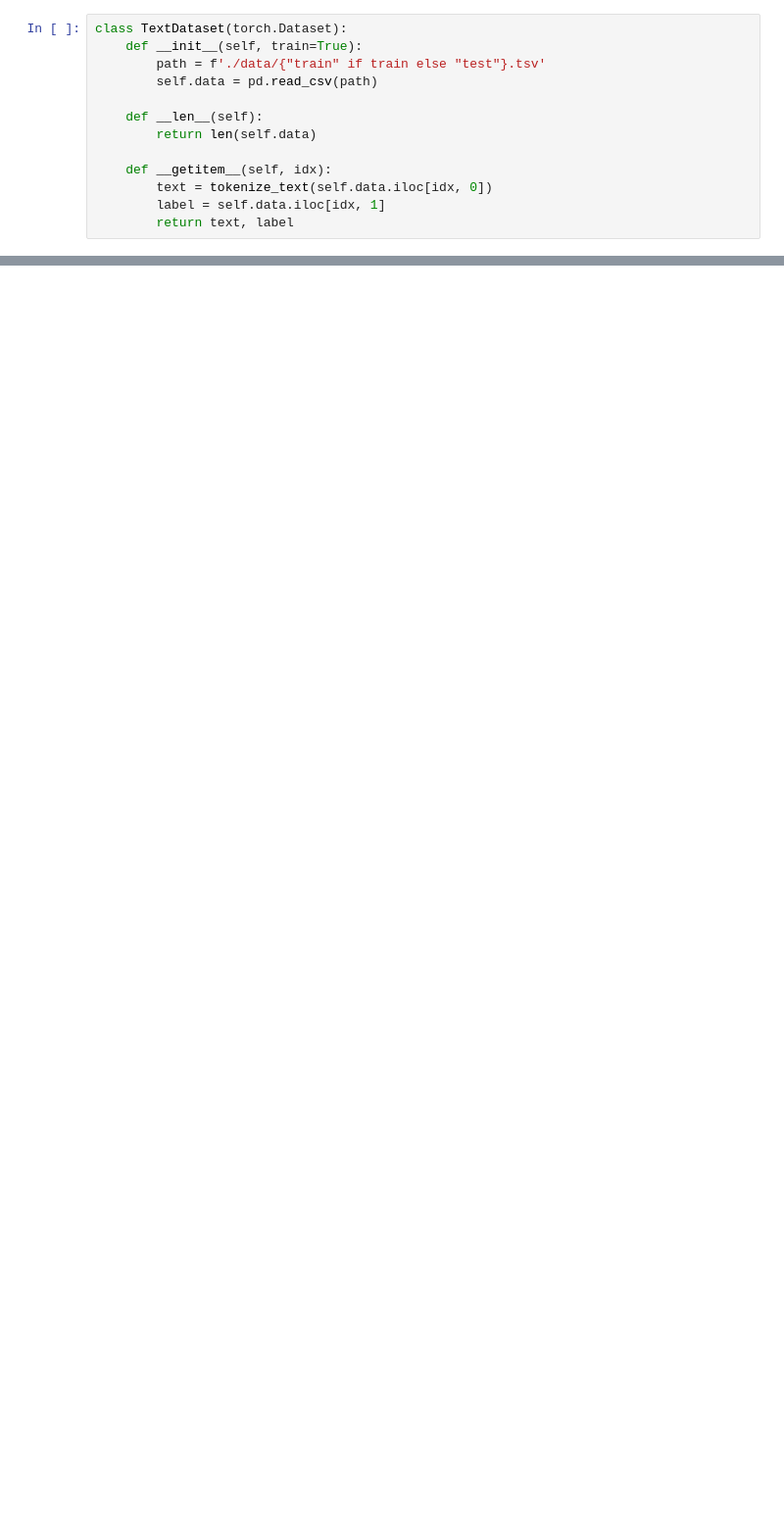
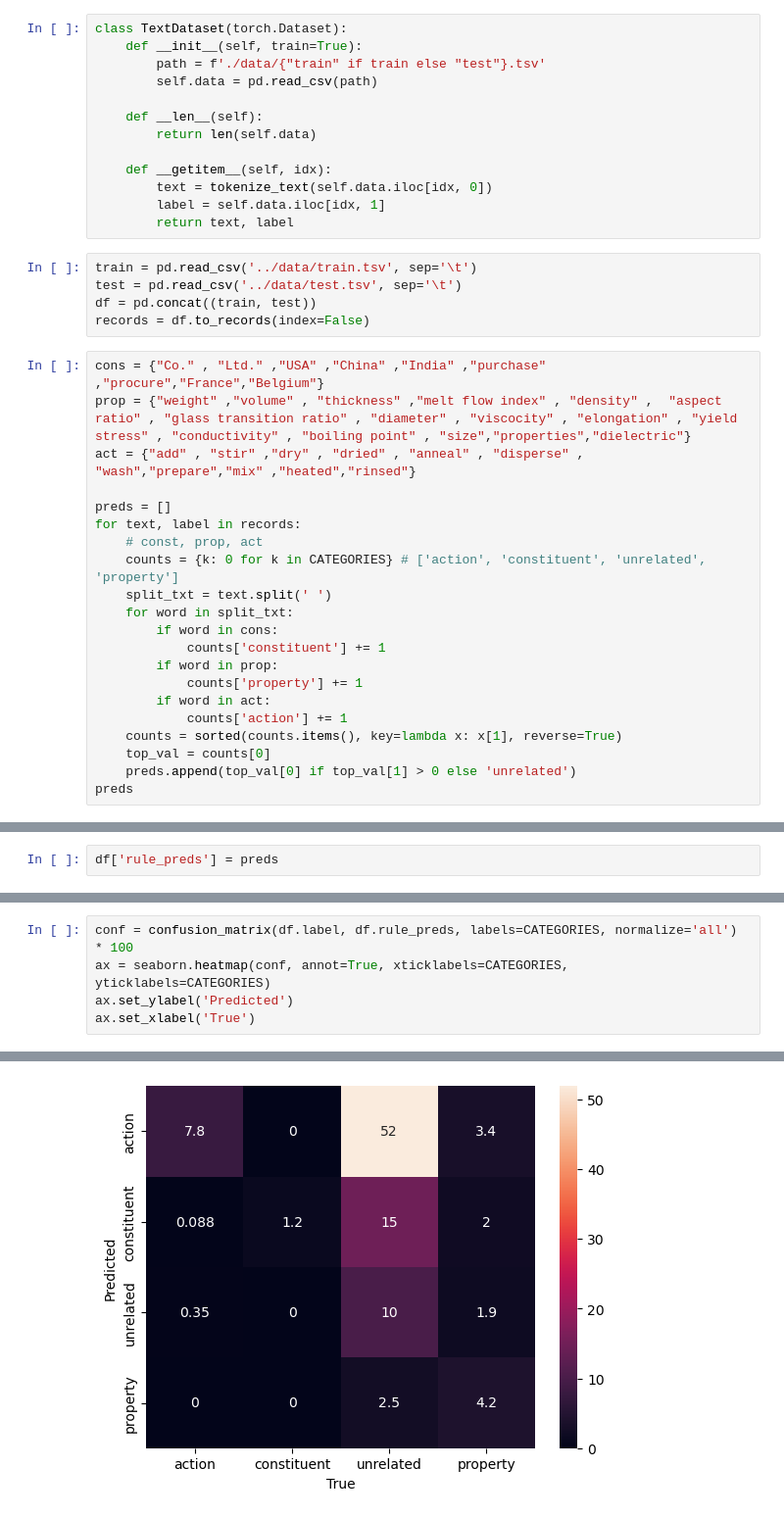
Before and after one commit to jordanIAxelrod/MaterialsGenomeInitiative, a Jupyter notebook: src/prototyping.ipynb, the cells around one changed output, grey strips where cells are left out. Shown at 98% size. Cells and saved outputs as stored; diff of their text form; blank space fills up the shorter version.

Commit message:
rule-test Test rules

```diff
--- a/src/prototyping.ipynb
+++ b/src/prototyping.ipynb
@@ -30,3 +35,29 @@ class TextDataset(torch.Dataset):
         text = tokenize_text(self.data.iloc[idx, 0])
         label = self.data.iloc[idx, 1]
         return text, label
+# %%
+train = pd.read_csv('../data/train.tsv', sep='\t')
+test = pd.read_csv('../data/test.tsv', sep='\t')
+df = pd.concat((train, test))
+records = df.to_records(index=False)
+# %%
+cons = {"Co." , "Ltd." ,"USA" ,"China" ,"India" ,"purchase" ,"procure","France","Belgium"}
+prop = {"weight" ,"volume" , "thickness" ,"melt flow index" , "density" ,  "aspect ratio" , "glass transition ratio" , "diameter" , "viscocity" , "elongation" , "yield stress" , "conductivity" , "boiling point" , "size","properties","dielectric"}
+act = {"add" , "stir" ,"dry" , "dried" , "anneal" , "disperse" , "wash","prepare","mix" ,"heated","rinsed"}
+
+preds = []
+for text, label in records:
+    # const, prop, act
+    counts = {k: 0 for k in CATEGORIES} # ['action', 'constituent', 'unrelated', 'property']
+    split_txt = text.split(' ')
+    for word in split_txt:
+        if word in cons:
+            counts['constituent'] += 1
+        if word in prop:
+            counts['property'] += 1
+        if word in act:
+            counts['action'] += 1
+    counts = sorted(counts.items(), key=lambda x: x[1], reverse=True)
+    top_val = counts[0]
+    preds.append(top_val[0] if top_val[1] > 0 else 'unrelated')
+preds
@@ -32,0 +87,2 @@ class TextDataset(torch.Dataset):
+# %%
+df['rule_preds'] = preds
@@ -32,0 +101,6 @@ class TextDataset(torch.Dataset):
+# %%
+conf = confusion_matrix(df.label, df.rule_preds, labels=CATEGORIES, normalize='all') * 100
+ax = seaborn.heatmap(conf, annot=True, xticklabels=CATEGORIES, yticklabels=CATEGORIES)
+ax.set_ylabel('Predicted')
+ax.set_xlabel('True')
+# %% [output]
@@ -32,0 +108 @@ class TextDataset(torch.Dataset):
+[figure, added]
```
Also changed, not shown: parts of 7 cells of this notebook, 2 other files.
